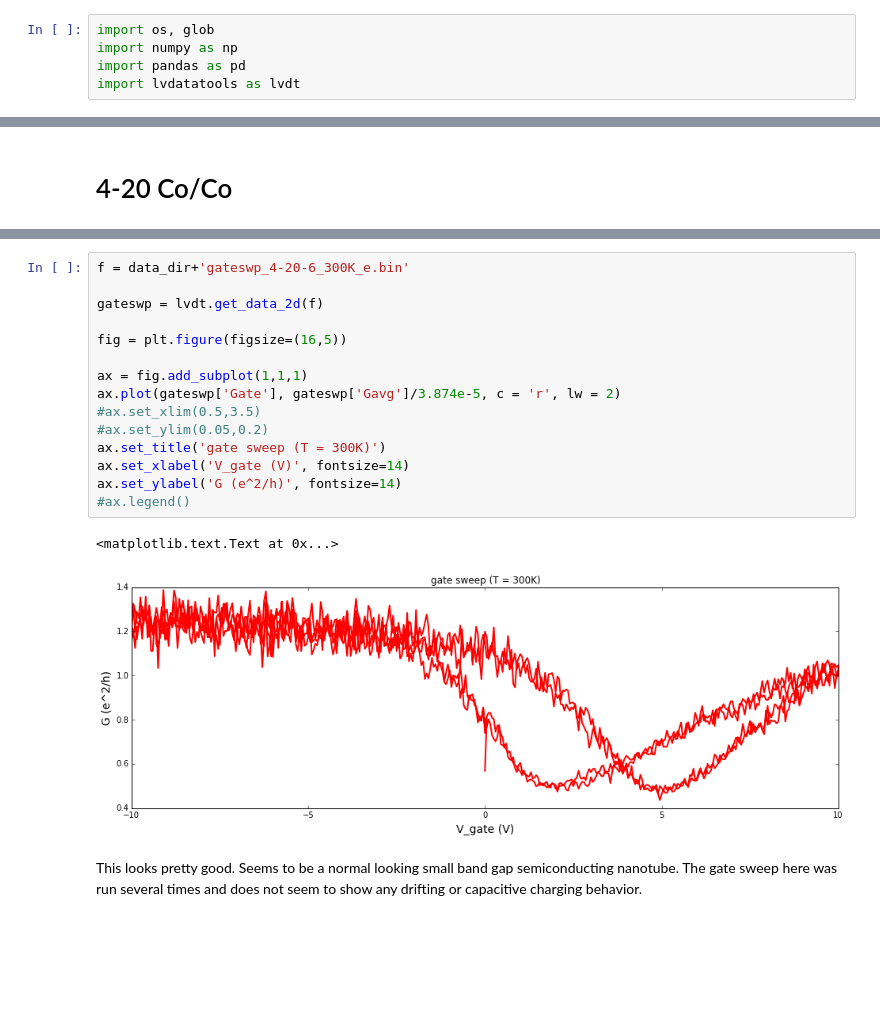
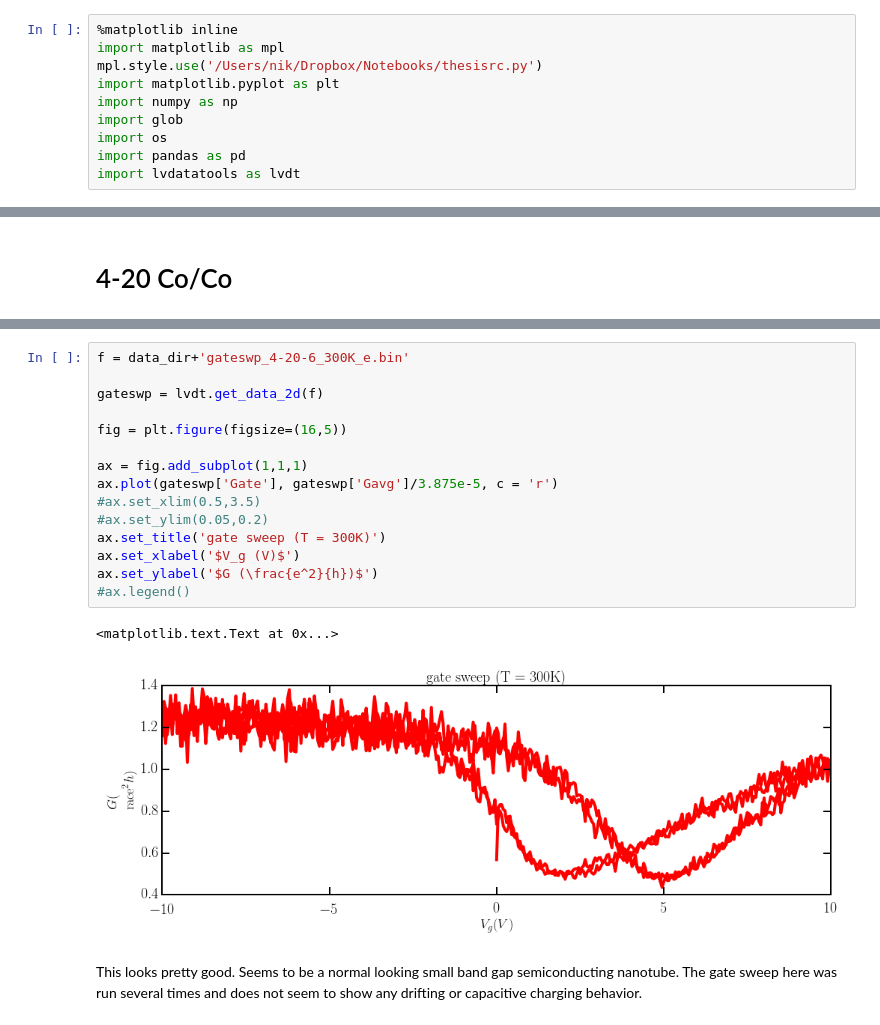
Before and after one commit to nikhartman/notebooks, a Jupyter notebook: scfmi4.ipynb, the cells around one changed output, grey strips where cells are left out. Saved outputs shown, nothing was run; the diff lists cells and outputs as text; blank space fills up the shorter version.

Commit message:
notebooks added. thesis doc updated.

```diff
--- a/scfmi4.ipynb
+++ b/scfmi4.ipynb
@@ -5,6 +1,11 @@ from IPython.display import display, Image
 # %%
-import os, glob
+%matplotlib inline
+import matplotlib as mpl
+mpl.style.use('/Users/nik/Dropbox/Notebooks/thesisrc.py')
+import matplotlib.pyplot as plt
 import numpy as np
+import glob
+import os
 import pandas as pd
 import lvdatatools as lvdt
 # %%
@@ -49,21 +53,21 @@ reload(lvdt)
 # %%
 f = data_dir+'gateswp_4-20-6_300K_e.bin'
 
 gateswp = lvdt.get_data_2d(f)
 
 fig = plt.figure(figsize=(16,5))
 
 ax = fig.add_subplot(1,1,1)
-ax.plot(gateswp['Gate'], gateswp['Gavg']/3.874e-5, c = 'r', lw = 2)
+ax.plot(gateswp['Gate'], gateswp['Gavg']/3.875e-5, c = 'r')
 #ax.set_xlim(0.5,3.5)
 #ax.set_ylim(0.05,0.2)
 ax.set_title('gate sweep (T = 300K)')
-ax.set_xlabel('V_gate (V)', fontsize=14)
-ax.set_ylabel('G (e^2/h)', fontsize=14)
+ax.set_xlabel('$V_g (V)$')
+ax.set_ylabel('$G (\frac{e^2}{h})$')
 #ax.legend()
 # %% [output]
 <matplotlib.text.Text at 0x...>
-[figure, old version]
+[figure, new version]
 # %% [markdown]
 This looks pretty good. Seems to be a normal looking small band gap semiconducting nanotube. The gate sweep here was run several times and does not seem to show any drifting or capacitive charging behavior.
 # %%
```
Also changed, not shown: parts of 19 cells of this notebook, 1 other file.
